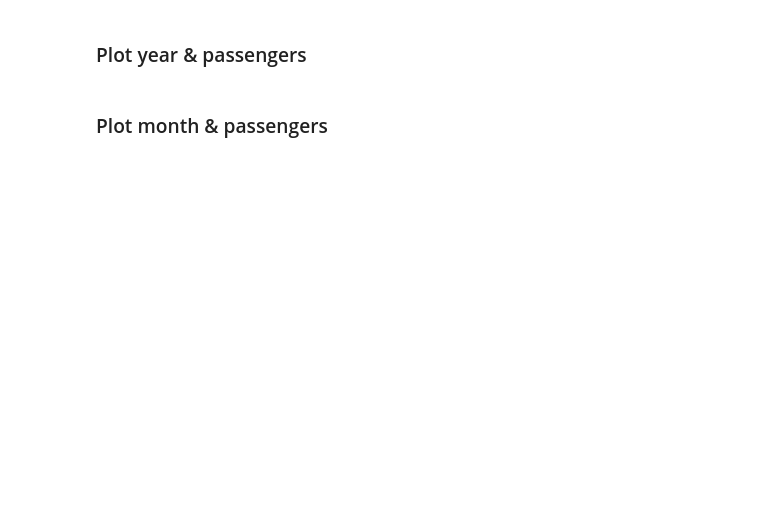
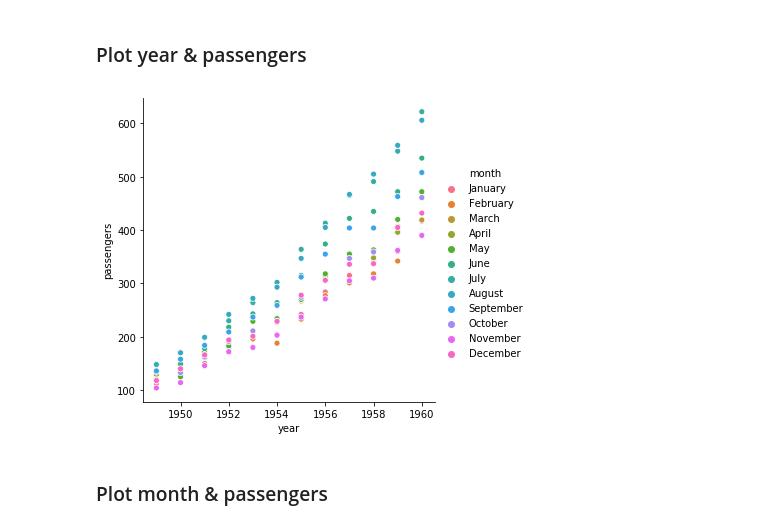
Before and after one commit to bloominstituteoftechnology/DS-Sprint-02-Storytelling-With-Data, a Jupyter notebook: module2-choose-appropriate-visualizations/LS_DS_122_Choose_appropriate_visualizations.ipynb, the cells around one changed output. Cells and saved outputs as stored; diff of their text form; code cells hidden in the pictures; blank space fills up the shorter version.

```diff
--- a/module2-choose-appropriate-visualizations/LS_DS_122_Choose_appropriate_visualizations.ipynb
+++ b/module2-choose-appropriate-visualizations/LS_DS_122_Choose_appropriate_visualizations.ipynb
@@ -123,4 +306,8 @@ flights = sns.load_dataset('flights')
 # %% [markdown]
 ### Plot year & passengers
+# %%
+sns.relplot('year', 'passengers', data=flights, hue='month');
+# %% [output]
+[figure, added]
 # %% [markdown]
 ### Plot month & passengers
```
Also changed, not shown: parts of 32 cells of this notebook.
